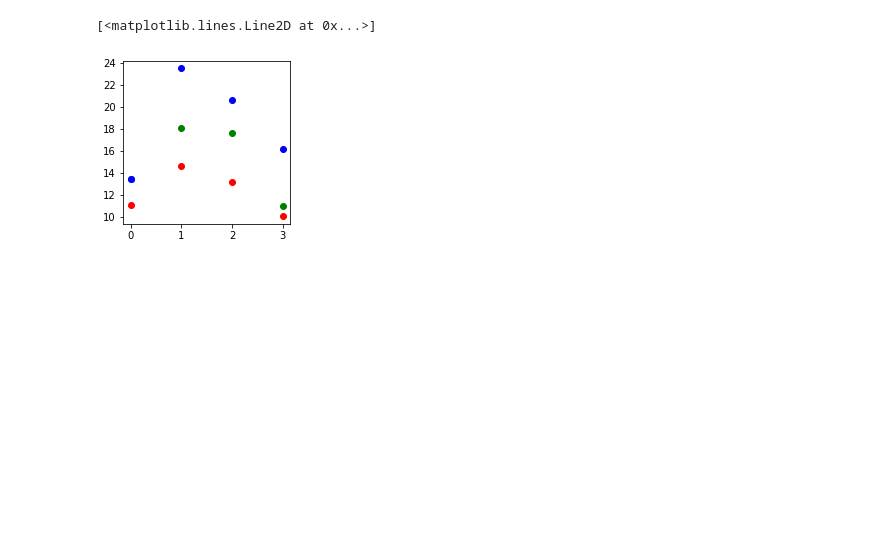
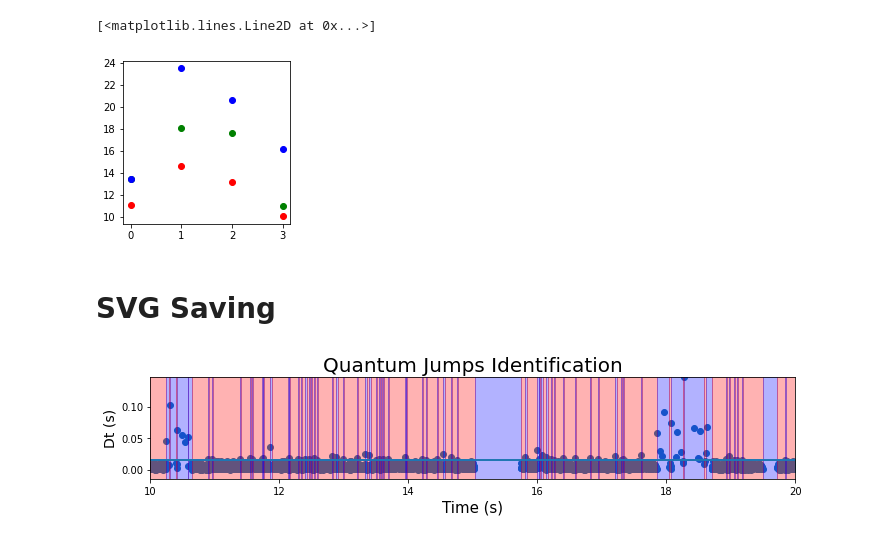
Before and after one commit to UW-ion-trap-group/Trapped_Ion_Tpx3Cam_Analysis, a Jupyter notebook: Tpx3Cam_Projects/Superradiance/Jumps_Data_Analysis.ipynb, the cells around one changed output. Cells and saved outputs as stored; diff of their text form; code cells hidden in the pictures; blank space fills up the shorter version.

```diff
--- a/Tpx3Cam_Projects/Superradiance/Jumps_Data_Analysis.ipynb
+++ b/Tpx3Cam_Projects/Superradiance/Jumps_Data_Analysis.ipynb
@@ -285,3 +288,76 @@ plt.plot(high, 'b', marker = 'o', label = '6.3 micron separation', lw = 0)
 # %% [output]
 [<matplotlib.lines.Line2D at 0x...>]
 [figure]
+# %% [markdown]
+# SVG Saving
+# %%
+it = ion_1
+# plots a small slice of data
+# and uses red/blue color coding to distinguish between the bright and dark state
+# useful for visualizing the effects of different sorting methods
+start = 10
+end = start+duration
+use = it.data.query(f'{start} <= time < {end}')
+index = np.arange(int(min(use['index'])), int(max(use['index'])))
+change = use['dt']
+linehere = []
+for j in index:
+    if j in it.transpts:
+        linehere.append(j)
+plt.figure(figsize=(10, 2.5))
+counting = use['time']
+plt.scatter(counting, change)
+plt.title("Quantum Jumps Identification", fontsize = 20)
+plt.xlabel("Time (s)", fontsize = 15)
+plt.ylabel("Dt (s)", fontsize = 14)
+plt.ylim(-it.threshold,10*it.threshold)
+
+if linehere != []:
+
+    if index[0] in it.dark['index']:
+        if index[0] in it.transpts:
+            plt.axvspan(it.data.at[index[0], 'time'], it.data.at[linehere[0], 'time'], alpha=0.3, color='blue')
+            plt.axvspan(start, it.data.at[index[0], 'time'], alpha=0.3, color='red')
+        else:
+            plt.axvspan(start, it.data.at[linehere[0], 'time'], alpha=0.3, color='blue')
+    if index[0] in it.bright['index']:
+        if index[0] in it.transpts:
+            plt.axvspan(it.data.at[index[0], 'time'], it.data.at[linehere[0], 'time'], alpha=0.3, color='red')
+            plt.axvspan(start, it.data.at[index[0], 'time'], alpha=0.3, color='blue')
+        else:
+            plt.axvspan(start, it.data.at[linehere[0], 'time'], alpha=0.3, color='red')
+
+    if index[-1] in it.bright['index']:
+        plt.axvspan(it.data.at[linehere[-1], 'time'], end, alpha=0.3, color='red')
+    if index[-1] in it.dark['index']:
+        plt.axvspan(it.data.at[linehere[-1], 'time'], end, alpha=0.3, color='blue')
+
+    for i in range(len(linehere)):
+        plt.axvline(x=linehere[i])
+    for i in range(len(linehere) - 1):
+        if linehere[i] in it.DtB:
+            plt.axvspan(it.data.at[linehere[i], 'time'], it.data.at[linehere[i+1], 'time'], alpha=0.3, color='red')
+        if linehere[i] in it.BtD:
+            plt.axvspan(it.data.at[linehere[i], 'time'], it.data.at[linehere[i+1], 'time'], alpha=0.3, color='blue')
+
+
+if linehere == []:
+    if len(use) == (0 or 1):
+        print(f'Ion {it.n} had {len(use)} hits during this time')
+        plt.axvspan(start, end, alpha=0.3, color='blue')
+    else:
+        if index[0] in it.dark['index']:
+            plt.axvspan(it.data.at[index[0], 'time'], it.data.at[index[-1], 'time'], alpha=0.3, color='blue')
+        else:
+            plt.axvspan(it.data.at[index[0], 'time'], it.data.at[index[-1], 'time'], alpha=0.3, color='red')
+    plt.axvspan(it.data.at[index[-1], 'time'], end, alpha=0.3, color='blue')
+    plt.axvspan(start, it.data.at[index[0], 'time'], alpha=0.3, color='blue')
+
+plt.xlim(start,end)
+plt.axhline(it.threshold)
+plt.axhline(it.lower_limit)
+plt.axhline(it.upper_limit)
+plt.tight_layout()
+plt.savefig('Jumps.svg')
+# %% [output]
+[figure, added]
```
Also changed, not shown: parts of 16 cells of this notebook, 2 other files.
